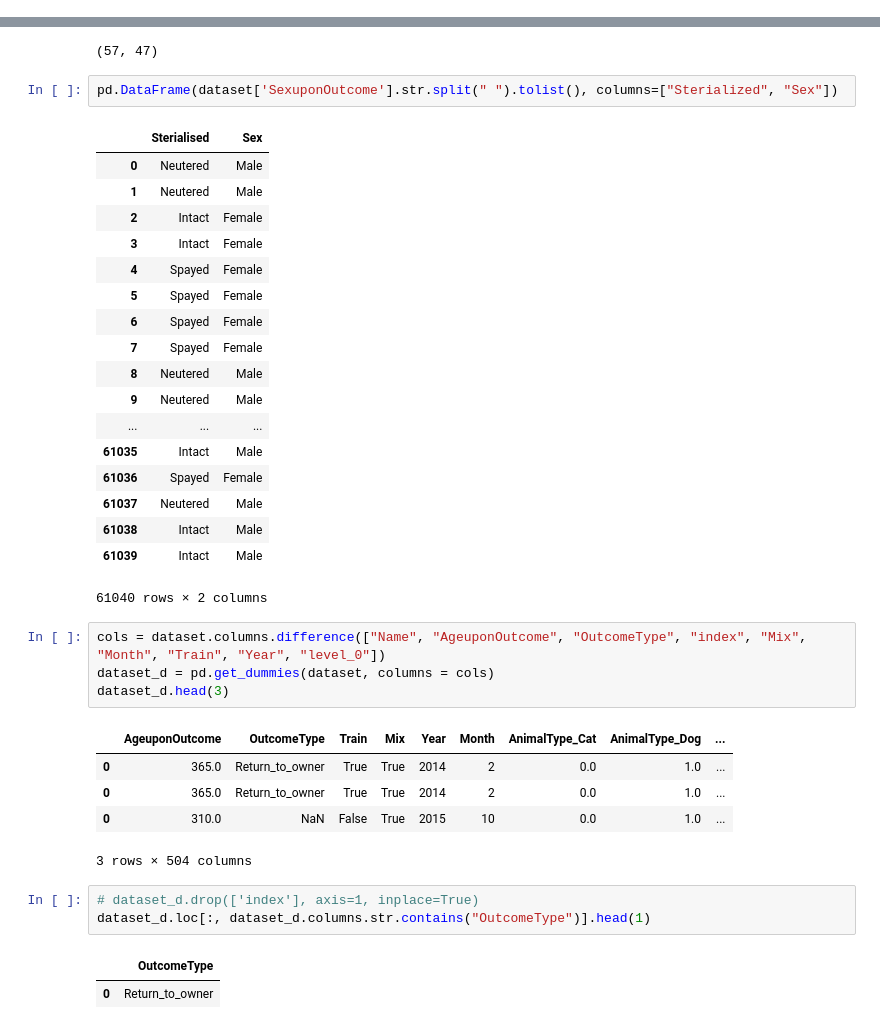
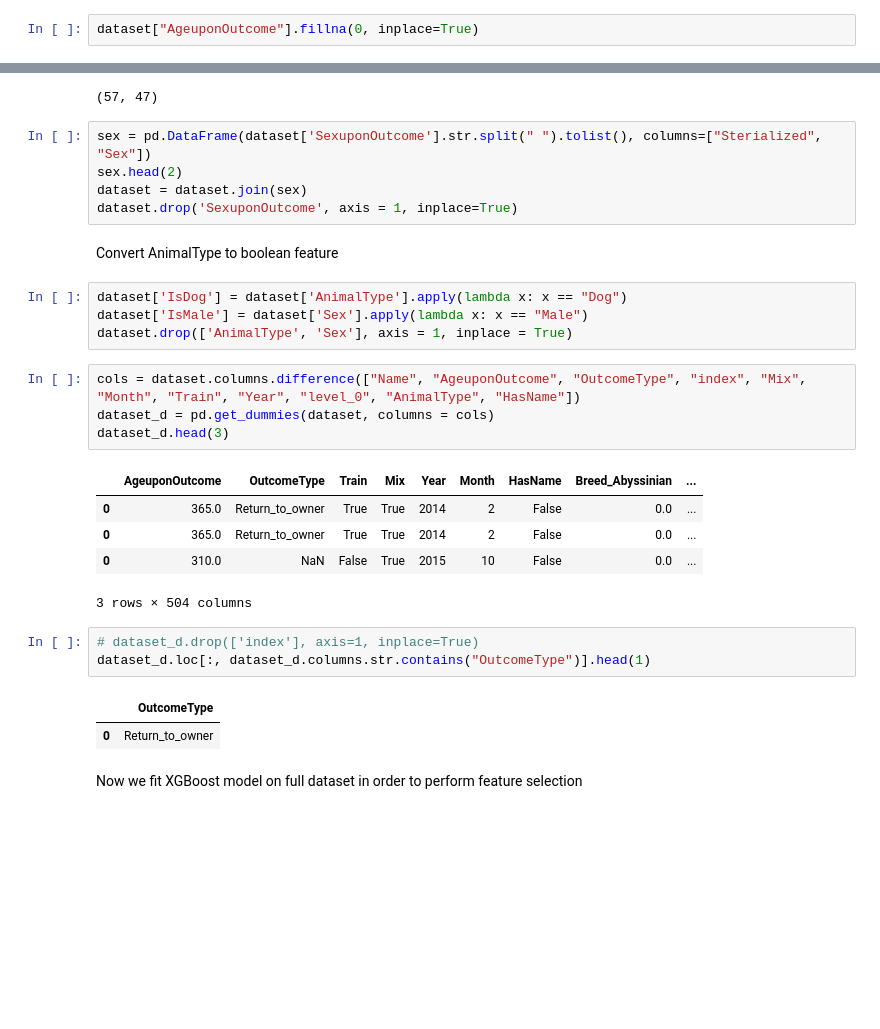
Before and after one commit to kdubovikov/shelter-animals, a Jupyter notebook: shelter-animals.ipynb, the cells around one changed output, grey strips where cells are left out. Saved outputs shown, nothing was run; the diff lists cells and outputs as text; blank space fills up the shorter version.

```diff
--- a/shelter-animals.ipynb
+++ b/shelter-animals.ipynb
@@ -64,3 +82,5 @@ See the caveats in the documentation: http://pandas.pydata.org/pandas-docs/stabl
+# %%
+dataset["AgeuponOutcome"].fillna(0, inplace=True)
 # %% [markdown]
 We want to split all mixed breeds. Breed column contains a low number of strings like "Black/Tan Hound Mix" so we will remove colors fom those so we can split all values as we wish
 # %%
@@ -135,35 +155,25 @@ len(split_colors['Color1'].unique()), len(split_colors['Color2'].unique())
 # %% [output]
 (57, 47)
 # %%
-pd.DataFrame(dataset['SexuponOutcome'].str.split(" ").tolist(), columns=["Sterialized", "Sex"])
+sex = pd.DataFrame(dataset['SexuponOutcome'].str.split(" ").tolist(), columns=["Sterialized", "Sex"])
+sex.head(2)
+dataset = dataset.join(sex)
+dataset.drop('SexuponOutcome', axis = 1, inplace=True)
-# %% [output]
-|  | Sterialised | Sex |
-| 0 | Neutered | Male |
-| 1 | Neutered | Male |
-| 2 | Intact | Female |
-| 3 | Intact | Female |
-| 4 | Spayed | Female |
-| 5 | Spayed | Female |
-| 6 | Spayed | Female |
-| 7 | Spayed | Female |
-| 8 | Neutered | Male |
-| 9 | Neutered | Male |
-| ... | ... | ... |
-| 61035 | Intact | Male |
-| 61036 | Spayed | Female |
-| 61037 | Neutered | Male |
-| 61038 | Intact | Male |
-| 61039 | Intact | Male |
-61040 rows × 2 columns
+# %% [markdown]
+Convert AnimalType to boolean feature
+# %%
+dataset['IsDog'] = dataset['AnimalType'].apply(lambda x: x == "Dog")
+dataset['IsMale'] = dataset['Sex'].apply(lambda x: x == "Male")
+dataset.drop(['AnimalType', 'Sex'], axis = 1, inplace = True)
 # %%
-cols = dataset.columns.difference(["Name", "AgeuponOutcome", "OutcomeType", "index", "Mix", "Month", "Train", "Year", "level_0"])
+cols = dataset.columns.difference(["Name", "AgeuponOutcome", "OutcomeType", "index", "Mix", "Month", "Train", "Year", "level_0", "AnimalType", "HasName"])
 dataset_d = pd.get_dummies(dataset, columns = cols)
 dataset_d.head(3)
 # %% [output]
-|  | AgeuponOutcome | OutcomeType | Train | Mix | Year | Month | AnimalType_Cat | AnimalType_Dog | ... |
-| 0 | 365.0 | Return_to_owner | True | True | 2014 | 2 | 0.0 | 1.0 | ... |
-| 0 | 365.0 | Return_to_owner | True | True | 2014 | 2 | 0.0 | 1.0 | ... |
-| 0 | 310.0 | NaN | False | True | 2015 | 10 | 0.0 | 1.0 | ... |
+|  | AgeuponOutcome | OutcomeType | Train | Mix | Year | Month | HasName | Breed_Abyssinian | ... |
+| 0 | 365.0 | Return_to_owner | True | True | 2014 | 2 | False | 0.0 | ... |
+| 0 | 365.0 | Return_to_owner | True | True | 2014 | 2 | False | 0.0 | ... |
+| 0 | 310.0 | NaN | False | True | 2015 | 10 | False | 0.0 | ... |
 3 rows × 504 columns
 # %%
 # dataset_d.drop(['index'], axis=1, inplace=True)
@@ -171,4 +181,6 @@ dataset_d.loc[:, dataset_d.columns.str.contains("OutcomeType")].head(1)
 # %% [output]
 |  | OutcomeType |
 | 0 | Return_to_owner |
+# %% [markdown]
+Now we fit XGBoost model on full dataset in order to perform feature selection
 # %%
```
Also changed, not shown: parts of 15 cells of this notebook.
